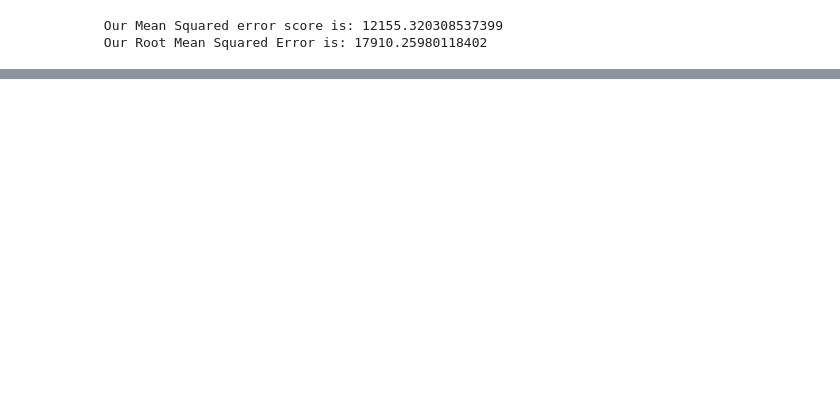
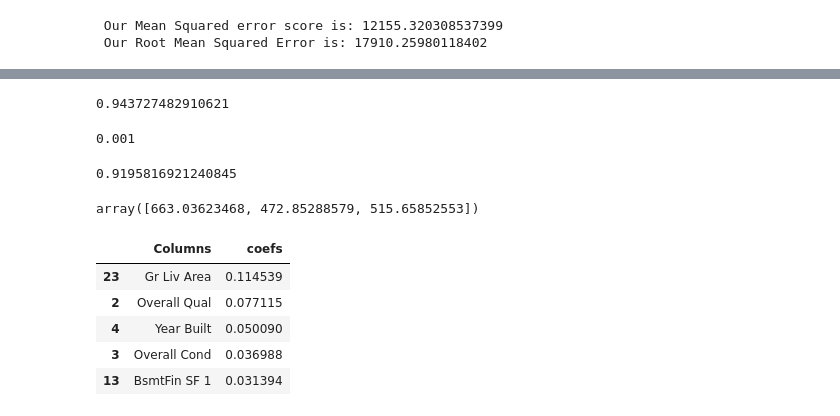
Before and after one commit to ianibogwu/Projects, a Jupyter notebook: GA-projects/01-Ames-housing/Cleaning_EDA.ipynb, the cells around one changed output, grey strips where cells are left out. Drawn from its saved outputs; the diff is of its cells as text; code cells hidden in the pictures; blank space fills up the shorter version.

Commit message:
added lasso regression

```diff
--- a/GA-projects/01-Ames-housing/Cleaning_EDA.ipynb
+++ b/GA-projects/01-Ames-housing/Cleaning_EDA.ipynb
@@ -663,0 +664,25 @@ lassso = Lasso()
+# %%
+lassso = Lasso()
+X_train, X_test, Y_train, Y_test = train_test_split(x, y, test_size = .30, random_state = 42)
+# %%
+scaler = StandardScaler()
+scaled_X = scaler.fit_transform(X_train)
+test_X = scaler.transform(X_test)
+# %%
+from sklearn.linear_model import LassoCV
+lasso_cv = LassoCV(alphas = [0.0001, 0.001, 0.01, 0.1, 0.5, 1.0])
+# %%
+model_lasso = lasso_cv.fit(scaled_X,Y_train )
+# %%
+model_lasso.score(scaled_X, Y_train)
+# %% [output]
+0.943727482910621
+# %%
+#best alpha for the lasso model
+model_lasso.alpha_
+# %% [output]
+0.001
+# %%
+model_lasso.score(test_X, Y_test)
+# %% [output]
+0.9195816921240845
@@ -663,0 +692,14 @@ lassso = Lasso()
+# %%
+predictions[1:4]
+# %% [output]
+array([663.03623468, 472.85288579, 515.65852553])
+# %%
+coefficents = pd.DataFrame({'Columns': x.columns, 'coefs': model_lasso.coef_})
+coefficents.sort_values(by = 'coefs', ascending = False).head()
+# %% [output]
+|  | Columns | coefs |
+| 23 | Gr Liv Area | 0.114539 |
+| 2 | Overall Qual | 0.077115 |
+| 4 | Year Built | 0.050090 |
+| 3 | Overall Cond | 0.036988 |
+| 13 | BsmtFin SF 1 | 0.031394 |
```
Also changed, not shown: parts of 7 cells of this notebook, 9 other files.
